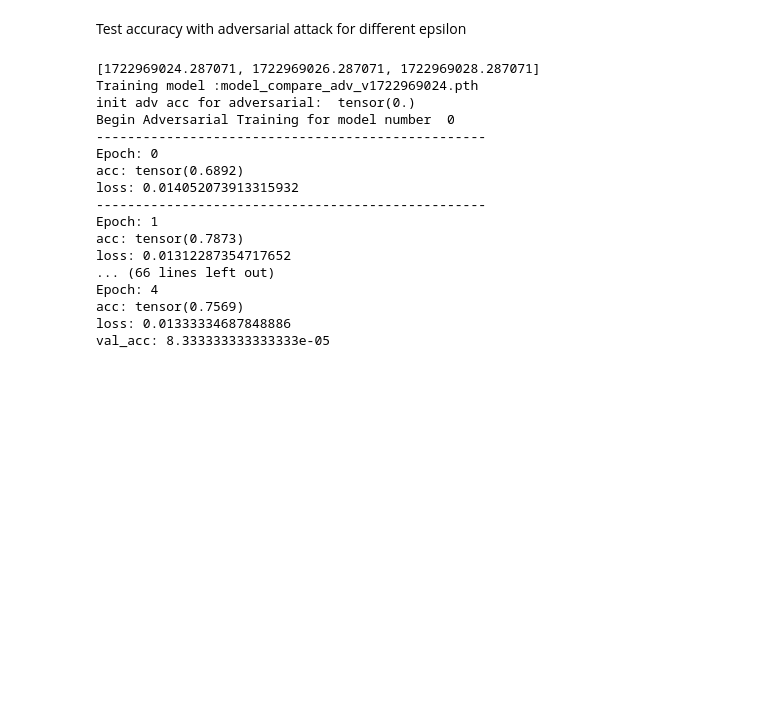
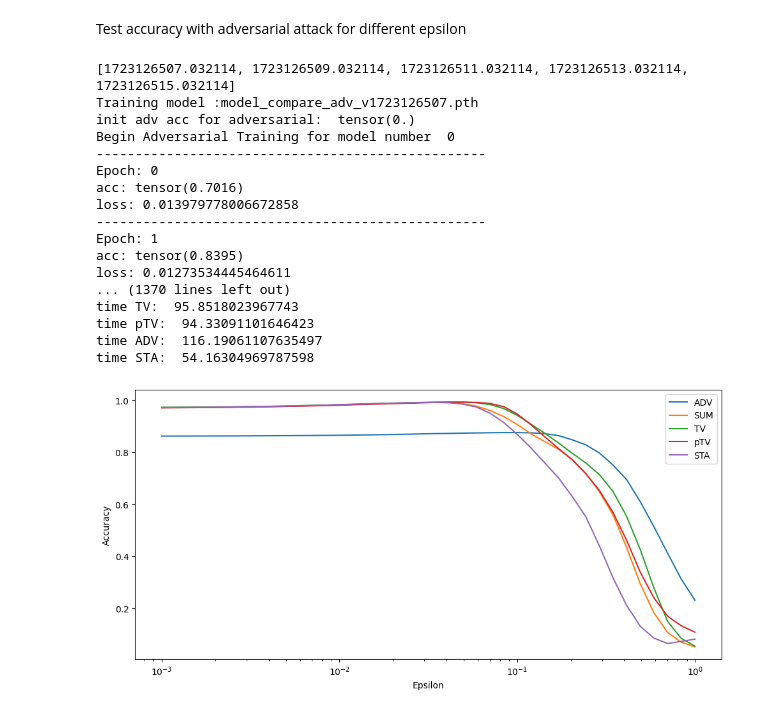
Before and after one commit to TimRoith/CLIP, a Jupyter notebook: exps/flip_experiments.ipynb, the cells around one changed output. Saved outputs shown, nothing was run; the diff lists cells and outputs as text; code cells hidden in the pictures; blank space fills up the shorter version.

```diff
--- a/exps/flip_experiments.ipynb
+++ b/exps/flip_experiments.ipynb
@@ -15,14 +15,14 @@ import time
 # %%
 
 # In this cell you can find the parameter that would be interesting to change
-lenght = 20 # lenght of epsilon list
-epsilon_test_list = np.logspace(-3, -0.2, lenght)
+lenght = 40 # lenght of epsilon list
+epsilon_test_list = np.logspace(-3, 0, lenght)
 adversarial_test = "pgd" # "fgsm"
 
 dataset_name = 'MNIST'
-epochs = 5 # for each model : how many time is it trained
+epochs = 10 # for each model : how many time is it trained
 
-n_model = 3 # how many model are trained for every type of training
+n_model = 5 # how many model are trained for every type of training
 # %%
 
 
@@ -173,49 +173,50 @@ for i in range(n_model):
     elapsed_time_pTV += (time.time() - start_time)/n_model
 
 model_list = ['model_compare_pTV_v' + str(round(time_v[i])) + '.pth' for i in range(len(time_v))]
 
 acc_pTV = test_adversarial(epsilon_test_list, model_list, adversarial_test)
 
 
 print('time SUM: ', elapsed_time_SUM)
 print('time TV: ', elapsed_time_TV)
 print('time pTV: ', elapsed_time_pTV)
 print('time ADV: ', elapsed_time_ADV)
 print('time STA: ', elapsed_time_STA)
 
 plt.figure(figsize=(10, 5))
 
 # Plot acc
-plt.plot(acc_ADV, label='ADV')
-plt.plot(acc_SUM, label='SUM')
-plt.plot(acc_TV, label='TV')
-plt.plot(acc_pTV, label='pTV')
-plt.plot(acc_STA, label='STA')
+plt.plot(epsilon_test_list, acc_ADV, label='ADV')
+plt.plot(epsilon_test_list, acc_SUM, label='SUM')
+plt.plot(epsilon_test_list, acc_TV, label='TV')
+plt.plot(epsilon_test_list, acc_pTV, label='pTV')
+plt.plot(epsilon_test_list, acc_STA, label='STA')
 plt.xlabel('Epsilon')
 plt.xscale('log')
 plt.ylabel('Accuracy')
 plt.legend()
 
 plt.tight_layout()
 plt.show()
 # %% [output]
-[1722969024.287071, 1722969026.287071, 1722969028.287071]
-Training model :model_compare_adv_v1722969024.pth
+[1723126507.032114, 1723126509.032114, 1723126511.032114, 1723126513.032114, 1723126515.032114]
+Training model :model_compare_adv_v1723126507.pth
 init adv acc for adversarial:  tensor(0.)
 Begin Adversarial Training for model number  0
 --------------------------------------------------
 Epoch: 0
-acc: tensor(0.6892)
-loss: 0.014052073913315932
+acc: tensor(0.7016)
+loss: 0.013979778006672858
 --------------------------------------------------
 Epoch: 1
-acc: tensor(0.7873)
-loss: 0.01312287354717652
-... (66 lines left out)
-Epoch: 4
-acc: tensor(0.7569)
-loss: 0.01333334687848886
-val_acc: 8.333333333333333e-05
+acc: tensor(0.8395)
+loss: 0.01273534445464611
+... (1370 lines left out)
+time TV:  95.8518023967743
+time pTV:  94.33091101646423
+time ADV:  116.19061107635497
+time STA:  54.16304969787598
+[figure, added]
 # %%
 acc_ADV =[0]*lenght
 acc_TV = [0]*lenght
```
Also changed, not shown: parts of 1 cell of this notebook, 1 other file.
